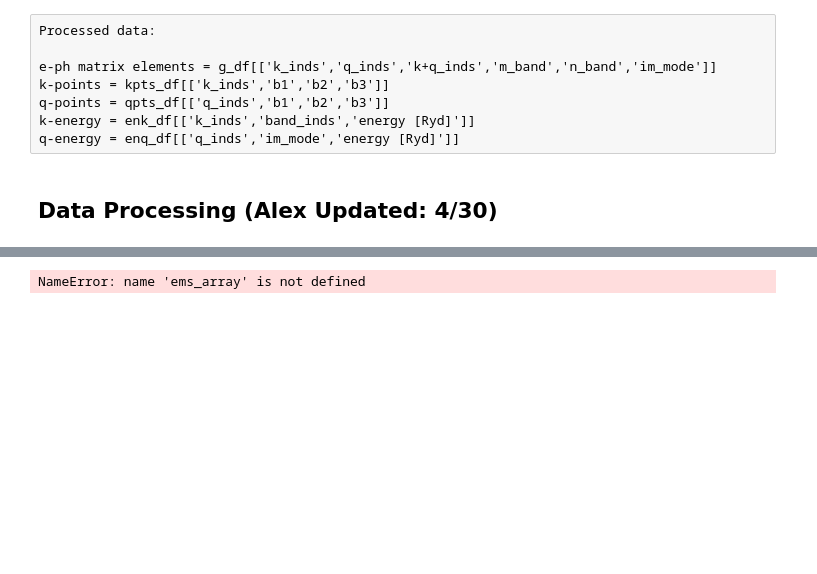
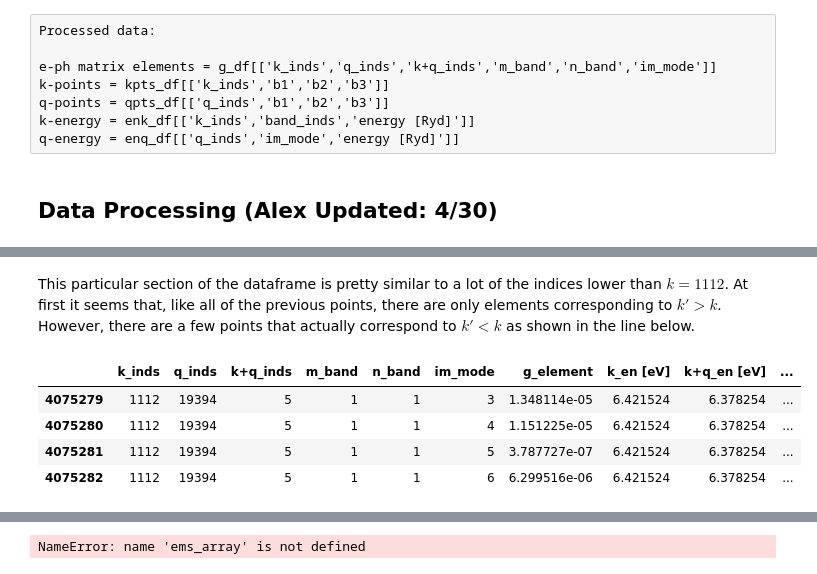
Before and after one commit to alexanderychoi/linear_boltzmann, a Jupyter notebook: data_processing_4_19.ipynb, the cells around one changed output, grey strips where cells are left out. Saved outputs shown, nothing was run; the diff lists cells and outputs as text; code cells hidden in the pictures; blank space fills up the shorter version.

```diff
--- a/data_processing_4_19.ipynb
+++ b/data_processing_4_19.ipynb
@@ -1015,0 +964,10 @@ abs_scattering,ems_scattering = scattering_rate(g_df)
+# %% [markdown]
+This particular section of the dataframe is pretty similar to a lot of the indices lower than $k=1112$. At first it seems that, like all of the previous points, there are only elements corresponding to $k' > k$. However, there are a few points that actually correspond to $k' < k$ as shown in the line below.
+# %%
+g_df.loc[(g_df['k_inds']==1112)&(g_df['k+q_inds']<1112)]
+# %% [output]
+|  | k_inds | q_inds | k+q_inds | m_band | n_band | im_mode | g_element | k_en [eV] | k+q_en [eV] | ... |
+| 4075279 | 1112 | 19394 | 5 | 1 | 1 | 3 | 1.348114e-05 | 6.421524 | 6.378254 | ... |
+| 4075280 | 1112 | 19394 | 5 | 1 | 1 | 4 | 1.151225e-05 | 6.421524 | 6.378254 | ... |
+| 4075281 | 1112 | 19394 | 5 | 1 | 1 | 5 | 3.787727e-07 | 6.421524 | 6.378254 | ... |
+| 4075282 | 1112 | 19394 | 5 | 1 | 1 | 6 | 6.299516e-06 | 6.421524 | 6.378254 | ... |
```
Also changed, not shown: parts of 39 cells of this notebook.
